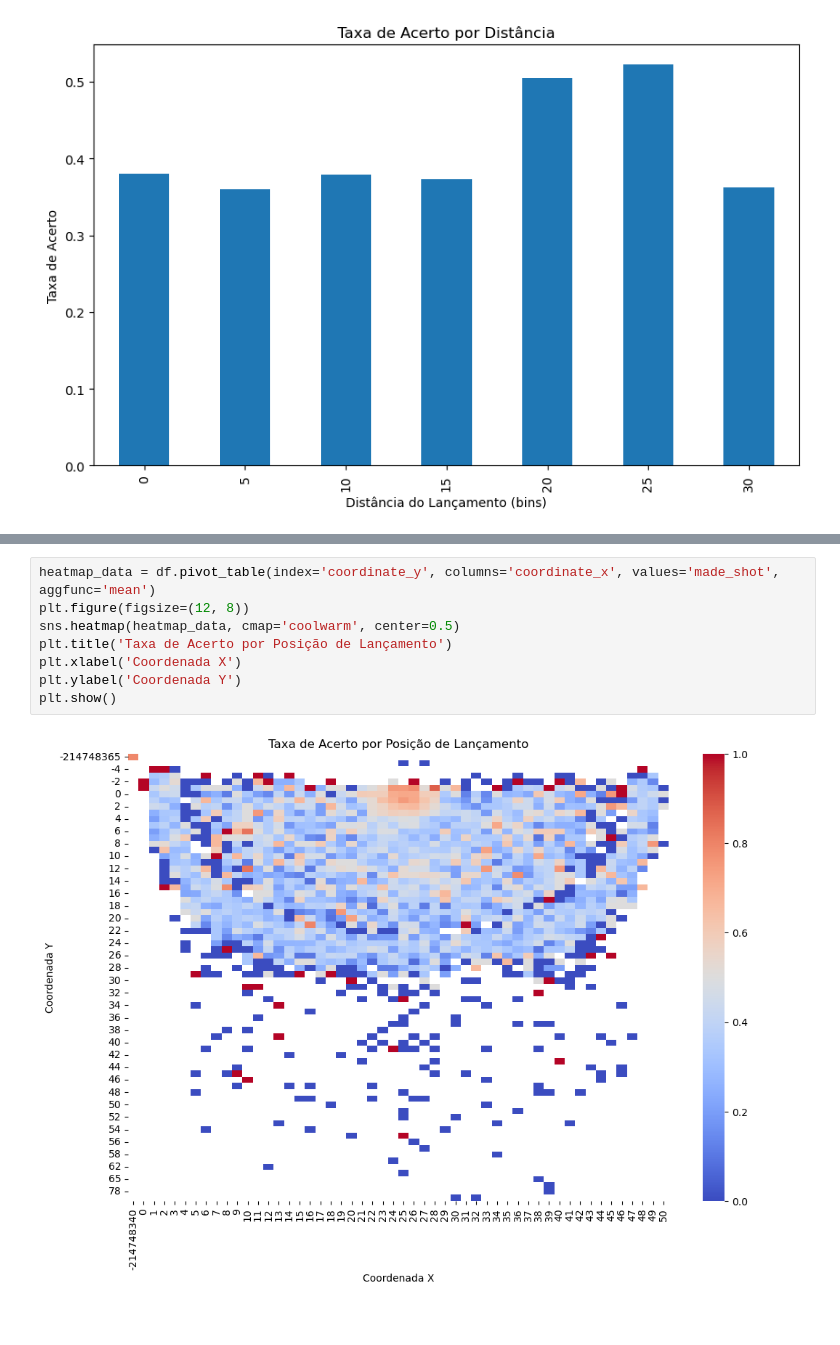
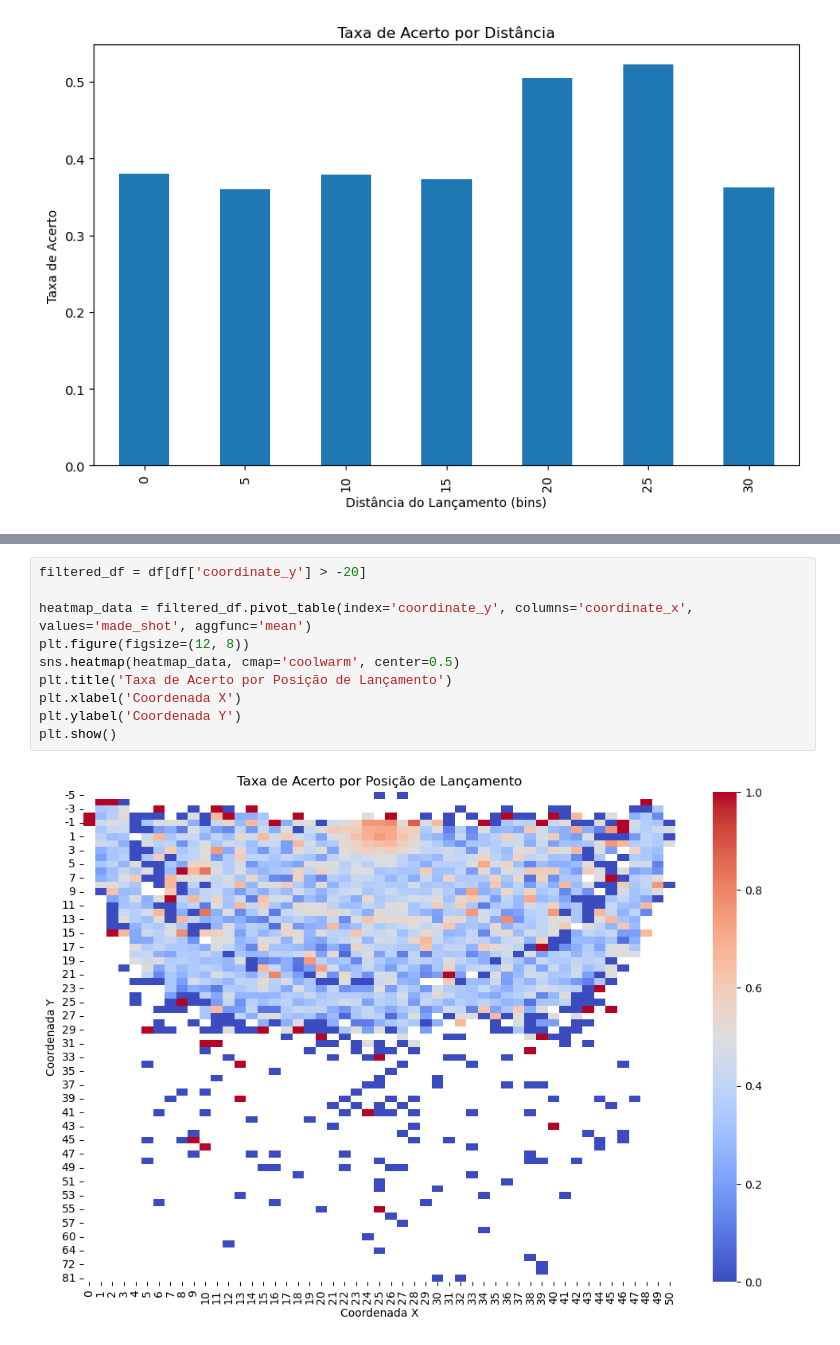
Before and after one commit to goncalobcosta/TAAC_proj2, a Jupyter notebook: test.ipynb, the cells around one changed output, grey strips where cells are left out. Cells and saved outputs as stored; diff of their text form.

```diff
--- a/test.ipynb
+++ b/test.ipynb
@@ -141,10 +192,12 @@ plt.show()
 # %%
-heatmap_data = df.pivot_table(index='coordinate_y', columns='coordinate_x', values='made_shot', aggfunc='mean')
+filtered_df = df[df['coordinate_y'] > -20]
+
+heatmap_data = filtered_df.pivot_table(index='coordinate_y', columns='coordinate_x', values='made_shot', aggfunc='mean')
 plt.figure(figsize=(12, 8))
 sns.heatmap(heatmap_data, cmap='coolwarm', center=0.5)
 plt.title('Taxa de Acerto por Posição de Lançamento')
 plt.xlabel('Coordenada X')
 plt.ylabel('Coordenada Y')
 plt.show()
 # %% [output]
-[figure, old version]
+[figure, new version]
```
Also changed, not shown: parts of 42 cells of this notebook, 1 other file.
